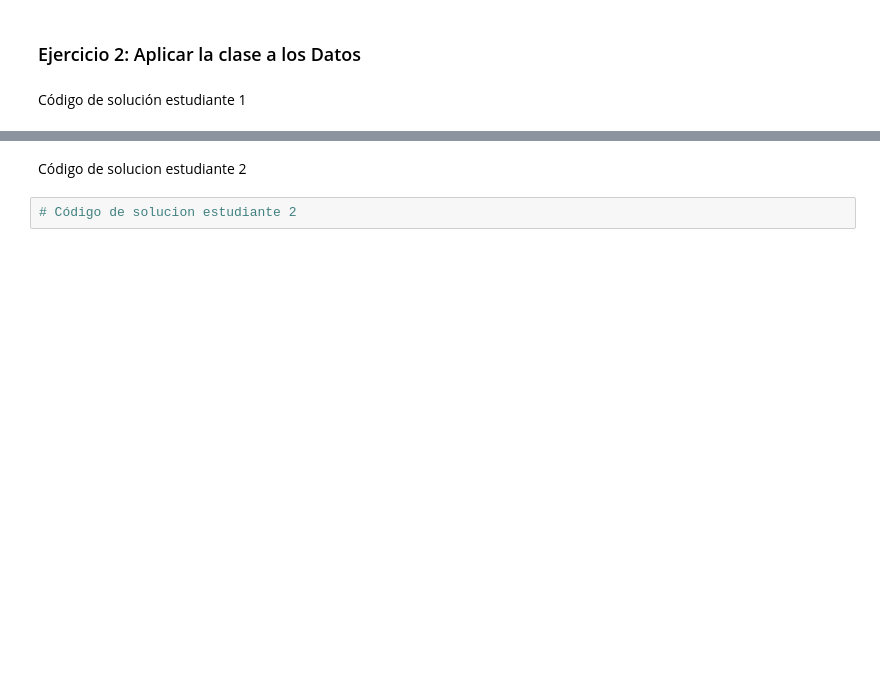
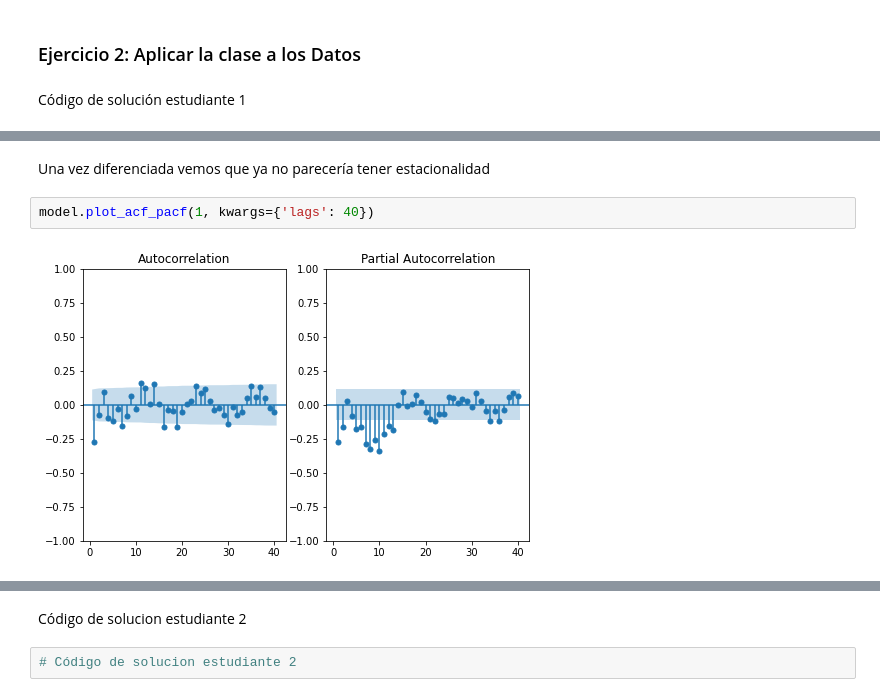
Before and after one commit to G4ll4rd0/Tarea3_RGALLARDO_PAVILLA, a Jupyter notebook: Tarea_3.ipynb, the cells around one changed output, grey strips where cells are left out. Cells and saved outputs as stored; diff of their text form; blank space fills up the shorter version.

```diff
--- a/Tarea_3.ipynb
+++ b/Tarea_3.ipynb
@@ -56,0 +445,6 @@ Código de solución estudiante 1
+# %% [markdown]
+Una vez diferenciada vemos que ya no parecería tener estacionalidad
+# %%
+model.plot_acf_pacf(1, kwargs={'lags': 40})
+# %% [output]
+[figure, added]
```
Also changed, not shown: parts of 28 cells of this notebook.
